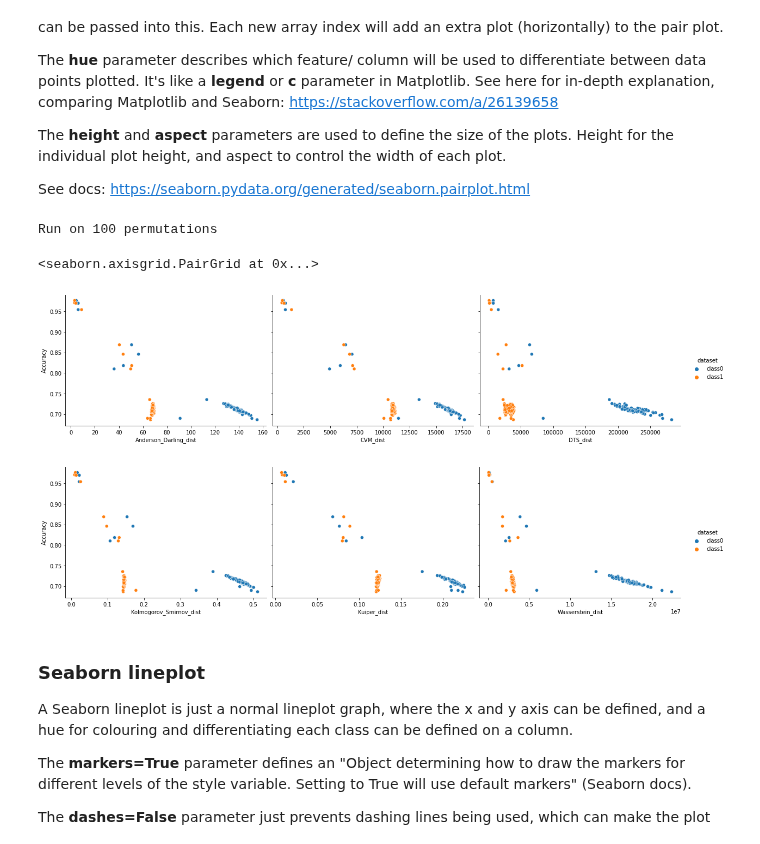
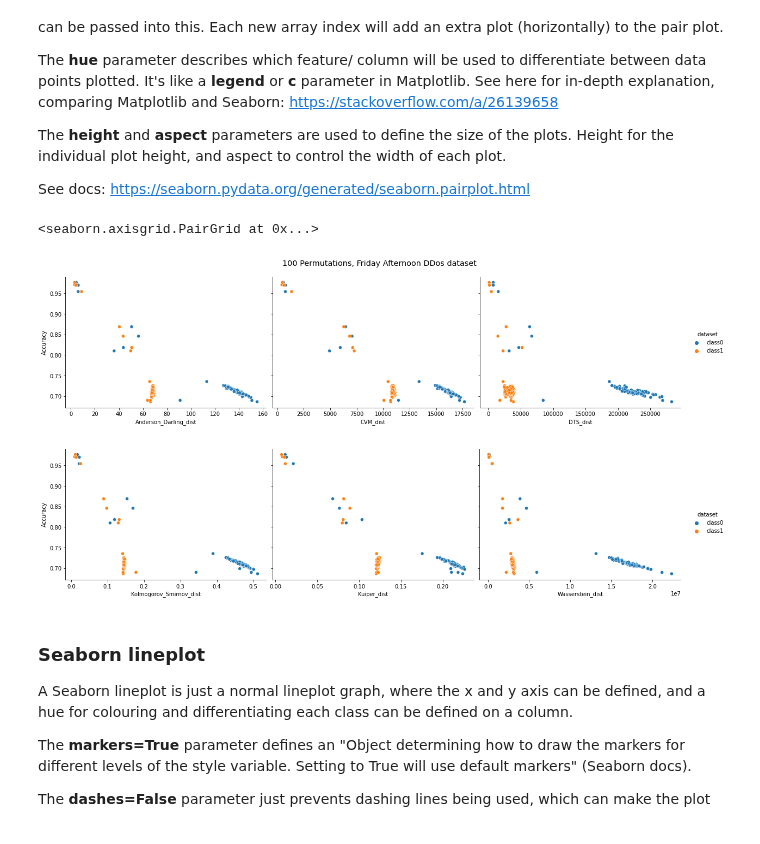
Before and after one commit to ISorokos/SafeML, a Jupyter notebook: Implementation_in_Python/CICIDS2017_Security_Data/Security_CICIDS2017_v1.ipynb, the cells around one changed output. Drawn from its saved outputs; the diff is of its cells as text; code cells hidden in the pictures.

Commit message:
Add title to plots

```diff
--- a/Implementation_in_Python/CICIDS2017_Security_Data/Security_CICIDS2017_v1.ipynb
+++ b/Implementation_in_Python/CICIDS2017_Security_Data/Security_CICIDS2017_v1.ipynb
@@ -1220,27 +1220,29 @@ The **height** and **aspect** parameters are used to define the size of the plot
 
 See docs: https://seaborn.pydata.org/generated/seaborn.pairplot.html
 # %%
-print('Run on', number_of_permutations, 'permutations')
-sns.pairplot(
+plot_title = "100 Permutations, Friday Afternoon DDos dataset"
+
+g = sns.pairplot(
     data=concatenated,
     y_vars=['Accuracy'],
     x_vars=['Anderson_Darling_dist', 'CVM_dist','DTS_dist'],
     hue='dataset',
     height=4,
     aspect=1.4
 )
+g.fig.suptitle(plot_title, y=1.08, fontsize='x-large')
+
 sns.pairplot(
     data=concatenated,
     y_vars=['Accuracy'],
     x_vars=['Kolmogorov_Smirnov_dist','Kuiper_dist', 'Wasserstein_dist'],
     hue='dataset',
     height=4,
     aspect=1.4
 )
 # %% [output]
-Run on 100 permutations
+<seaborn.axisgrid.PairGrid at 0x...>
-<seaborn.axisgrid.PairGrid at 0x...>
-[figure, old version]
+[figure, new version]
 [figure]
 # %% [markdown]
 ### Seaborn lineplot
```
